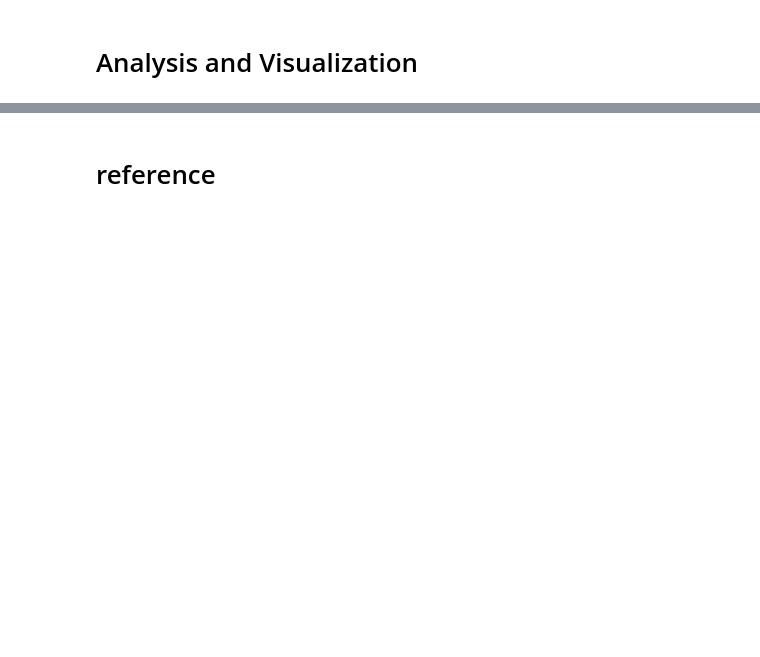
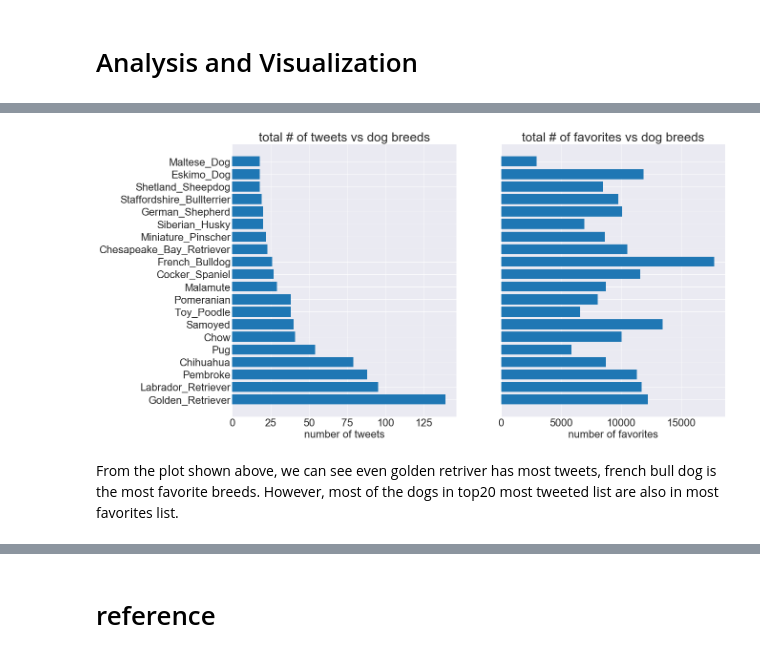
Before and after one commit to JoeyL6/Twitter_Data_Analaysis, a Jupyter notebook: wrangle_act.ipynb, the cells around one changed output, grey strips where cells are left out. Cells and saved outputs as stored; diff of their text form; code cells hidden in the pictures; blank space fills up the shorter version.

Commit message:
First submission of data wrangle project

```diff
--- a/wrangle_act.ipynb
+++ b/wrangle_act.ipynb
@@ -633,0 +404,16 @@ import matplotlib as mp
+# %%
+top20_mostfav = fav_summary[['prediction_1', 'favorite_count']]
+# %%
+top20_mosttweeted = top20_df['prediction_1'].value_counts()
+top20_mosttweeted = pd.DataFrame(top20_mosttweeted).reset_index()
+top20_mosttweeted.columns = ['prediction_1', 'tweet_count']
+# %%
+#sort two dataframes
+top20_mostfav = top20_mostfav.sort_values(by='favorite_count', ascending=False).copy()
+top20_mosttweeted = top20_mosttweeted.sort_values(by='tweet_count', ascending=False).copy()
+# %%
+#combine these two dataframs together, prepare for plot
+top20_merged = pd.merge(top20_mostfav, top20_mosttweeted, on='prediction_1')
+top20_merged = top20_merged.sort_values('tweet_count', ascending = False).copy()
+display(top20_merged)
+top20_merged.to_csv('top20_merged.csv')
@@ -633,0 +438,28 @@ import matplotlib as mp
+# %%
+#Make a bar plot of this two table
+
+#set ordered y axis accordin to most tweeted breeds
+
+y = top20_merged['prediction_1']
+x = top20_merged['tweet_count']
+z = top20_merged['favorite_count']
+
+plt.rc('font', size = 22)
+
+f, (ax1, ax2) = plt.subplots(1, 2, sharey=True)
+
+ax1.barh(range(len(y)), x)
+plt.yticks(range(len(y)), y)
+ax1.set_title('total # of tweets vs dog breeds')
+ax1.set(xlabel = 'number of tweets')
+ax2.barh(range(len(y)), z)
+ax2.set_title('total # of favorites vs dog breeds')
+ax2.set(xlabel = 'number of favorites')
+
+
+f.set_size_inches(18.5, 10.5)
+plt.show()
+# %% [output]
+[figure, added]
+# %% [markdown]
+From the plot shown above, we can see even golden retriver has most tweets, french bull dog is the most favorite breeds. However, most of the dogs in top20 most tweeted list are also in most favorites list.
```
Also changed, not shown: parts of 60 cells of this notebook, 5 other files.
